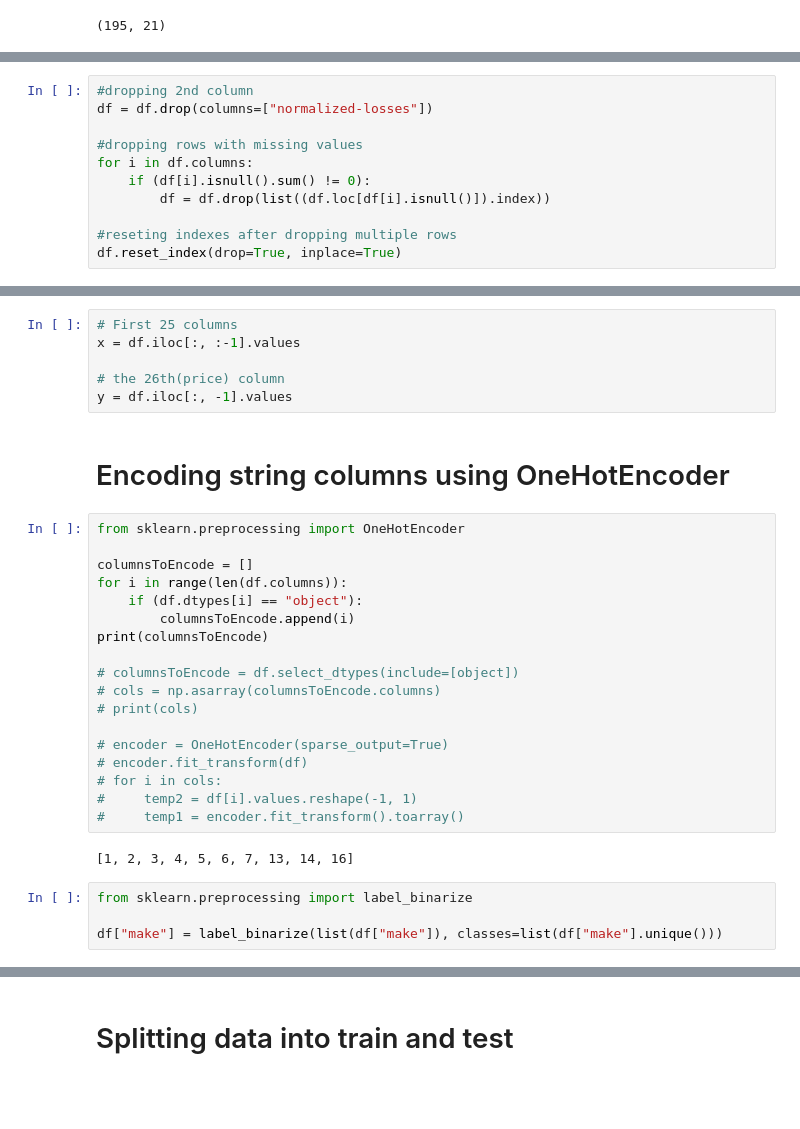
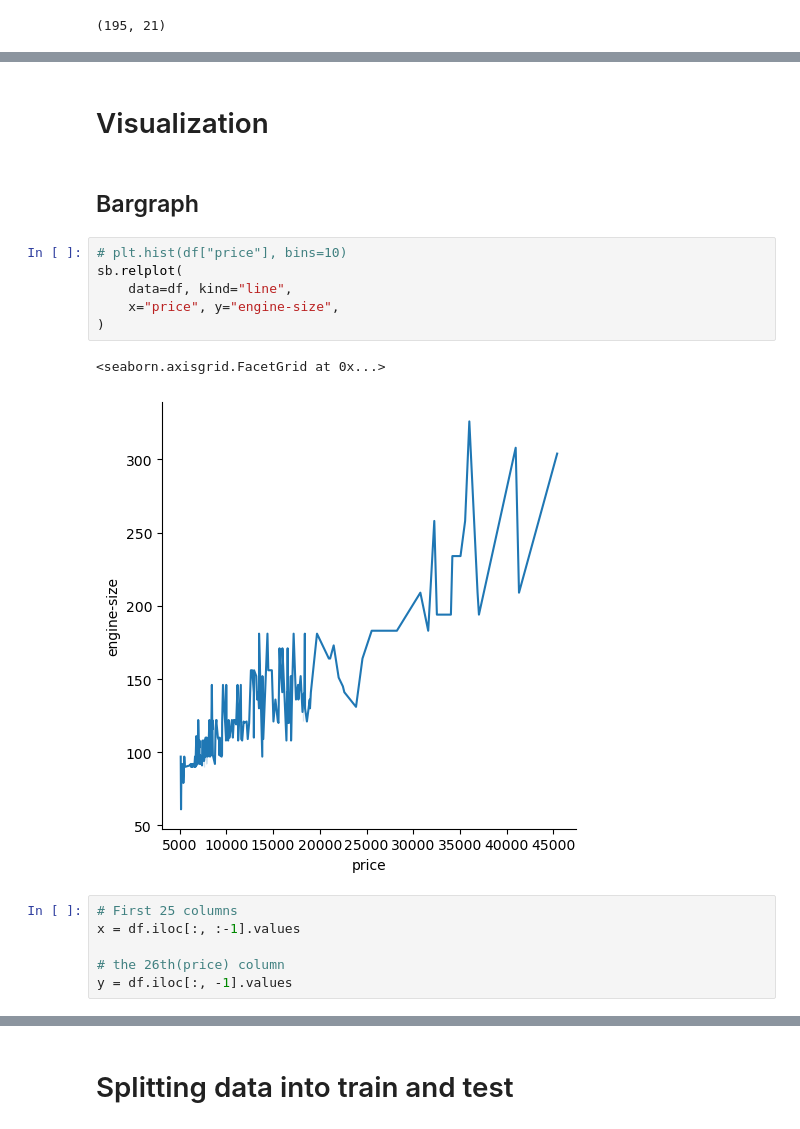
Before and after one commit to MayankTamakuwala/Automobile-Price-Prediction, a Jupyter notebook: project.ipynb, the cells around one changed output, grey strips where cells are left out. Cells and saved outputs as stored; diff of their text form; blank space fills up the shorter version.

Commit message:
[UPDATE] EDA and Feature Selection
EDA and feature selection updated

```diff
--- a/project.ipynb
+++ b/project.ipynb
@@ -240,11 +237,0 @@ df.shape
-# %%
-#dropping 2nd column
-df = df.drop(columns=["normalized-losses"])
-
-#dropping rows with missing values
-for i in df.columns:
-    if (df[i].isnull().sum() != 0):
-        df = df.drop(list((df.loc[df[i].isnull()]).index))
-
-#reseting indexes after dropping multiple rows
-df.reset_index(drop=True, inplace=True)
@@ -281,32 +238,19 @@ df.head()
+# %% [markdown]
+# Visualization
+# %% [markdown]
+## Bargraph
+# %%
+# plt.hist(df["price"], bins=10)
+sb.relplot(
+    data=df, kind="line",
+    x="price", y="engine-size",
+)
+# %% [output]
+<seaborn.axisgrid.FacetGrid at 0x...>
+[figure, added]
 # %%
 # First 25 columns
 x = df.iloc[:, :-1].values
 
 # the 26th(price) column
 y = df.iloc[:, -1].values
-# %% [markdown]
-# Encoding string columns using OneHotEncoder
-# %%
-from sklearn.preprocessing import OneHotEncoder
-
-columnsToEncode = []
-for i in range(len(df.columns)):
-    if (df.dtypes[i] == "object"):
-        columnsToEncode.append(i)
-print(columnsToEncode)
-
-# columnsToEncode = df.select_dtypes(include=[object])
-# cols = np.asarray(columnsToEncode.columns)
-# print(cols)
-
-# encoder = OneHotEncoder(sparse_output=True)
-# encoder.fit_transform(df)
-# for i in cols:
-#     temp2 = df[i].values.reshape(-1, 1)
-#     temp1 = encoder.fit_transform().toarray()
-# %% [output]
-[1, 2, 3, 4, 5, 6, 7, 13, 14, 16]
-# %%
-from sklearn.preprocessing import label_binarize
-
-df["make"] = label_binarize(list(df["make"]), classes=list(df["make"].unique()))
```
Also changed, not shown: parts of 17 cells of this notebook.
